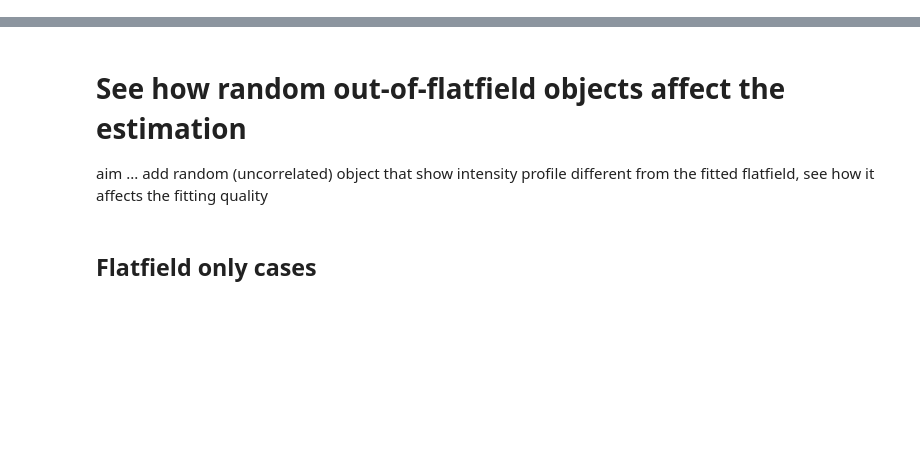
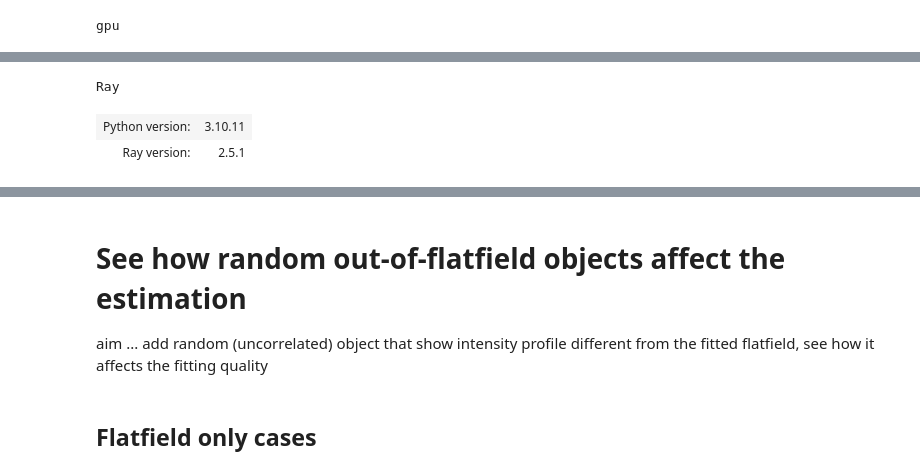
Before and after one commit to yfukai/BaSiCpy, a Jupyter notebook: misc_notebooks/analysis_for_publication/benchmark_with_synthesized_data.ipynb, the cells around one changed output, grey strips where cells are left out. Cells and saved outputs as stored; diff of their text form; code cells hidden in the pictures; blank space fills up the shorter version.

```diff
--- a/misc_notebooks/analysis_for_publication/benchmark_with_synthesized_data.ipynb
+++ b/misc_notebooks/analysis_for_publication/benchmark_with_synthesized_data.ipynb
@@ -20,0 +44,12 @@ Successfully installed BaSiCPy-1.1.0
+# %%
+from jax.lib import xla_bridge
+print(xla_bridge.get_backend().platform)
+import jax
+jax.config.update('jax_platform_name', 'cpu')
+# %% [output]
+gpu
+# %%
+import ray
+ray.shutdown()
+ray.init(num_cpus=20)
+# %% [output]
@@ -21,3 +57,6 @@ Successfully installed BaSiCPy-1.1.0
+Ray
+| Python version: | 3.10.11 |
+| Ray version: | 2.5.1 |
 # %%
 import numpy as np
 import pandas as pd
```
Also changed, not shown: parts of 13 cells of this notebook, 1 other file.
